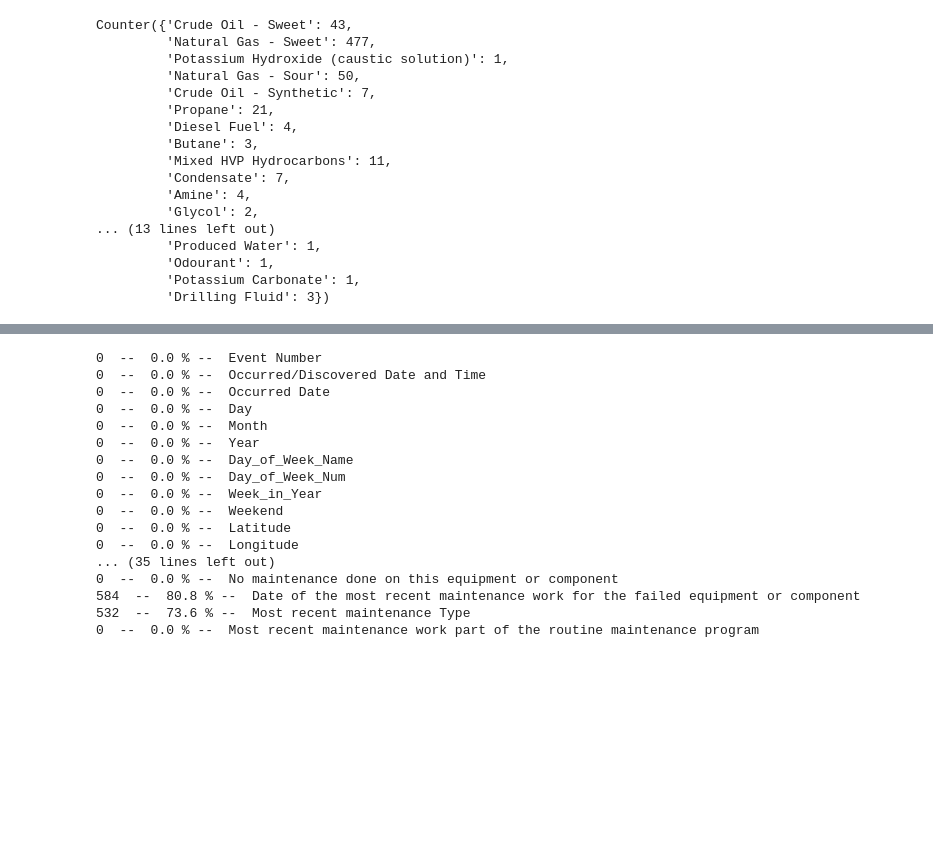
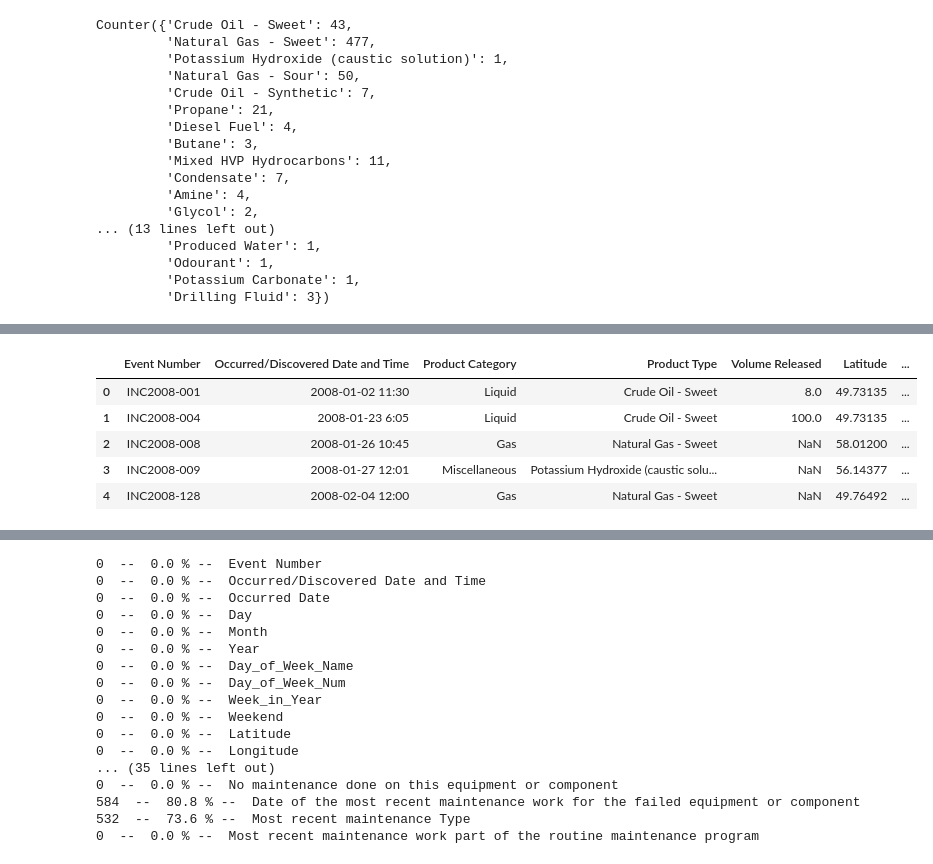
Before and after one commit to cbrad077/SSC_Case1, a Jupyter notebook: Data/SSC_initial_data_staging.ipynb, the cells around one changed output, grey strips where cells are left out. Drawn from its saved outputs; the diff is of its cells as text; code cells hidden in the pictures; blank space fills up the shorter version.

```diff
--- a/Data/SSC_initial_data_staging.ipynb
+++ b/Data/SSC_initial_data_staging.ipynb
@@ -149,0 +179,9 @@ incidents_extend_update = incidents_extend[['Incident Number', 'Incident Types',
+# %%
+incidents_ssc.head()
+# %% [output]
+|  | Event Number | Occurred/Discovered Date and Time | Product Category | Product Type | Volume Released | Latitude | ... |
+| 0 | INC2008-001 | 2008-01-02 11:30 | Liquid | Crude Oil - Sweet | 8.0 | 49.73135 | ... |
+| 1 | INC2008-004 | 2008-01-23 6:05 | Liquid | Crude Oil - Sweet | 100.0 | 49.73135 | ... |
+| 2 | INC2008-008 | 2008-01-26 10:45 | Gas | Natural Gas - Sweet | NaN | 58.01200 | ... |
+| 3 | INC2008-009 | 2008-01-27 12:01 | Miscellaneous | Potassium Hydroxide (caustic solu... | NaN | 56.14377 | ... |
+| 4 | INC2008-128 | 2008-02-04 12:00 | Gas | Natural Gas - Sweet | NaN | 49.76492 | ... |
```
Also changed, not shown: parts of 11 cells of this notebook, 5 other files.
